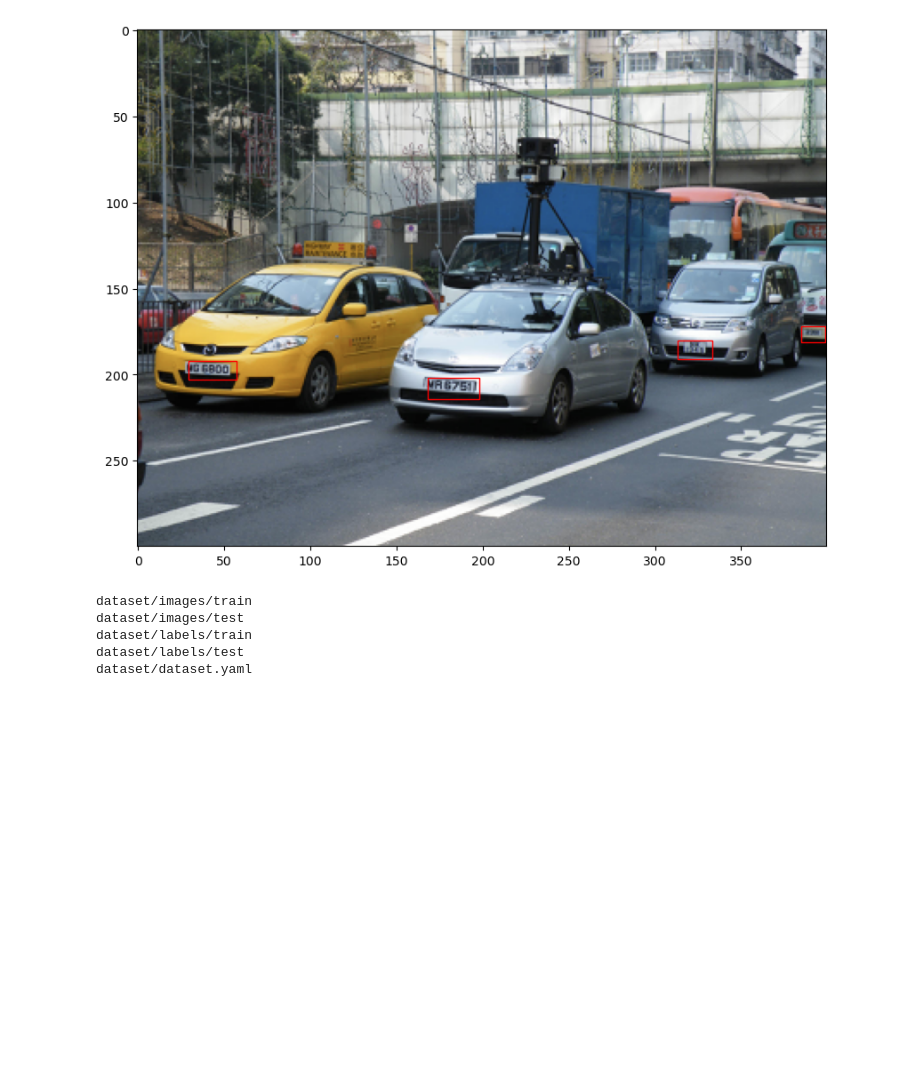
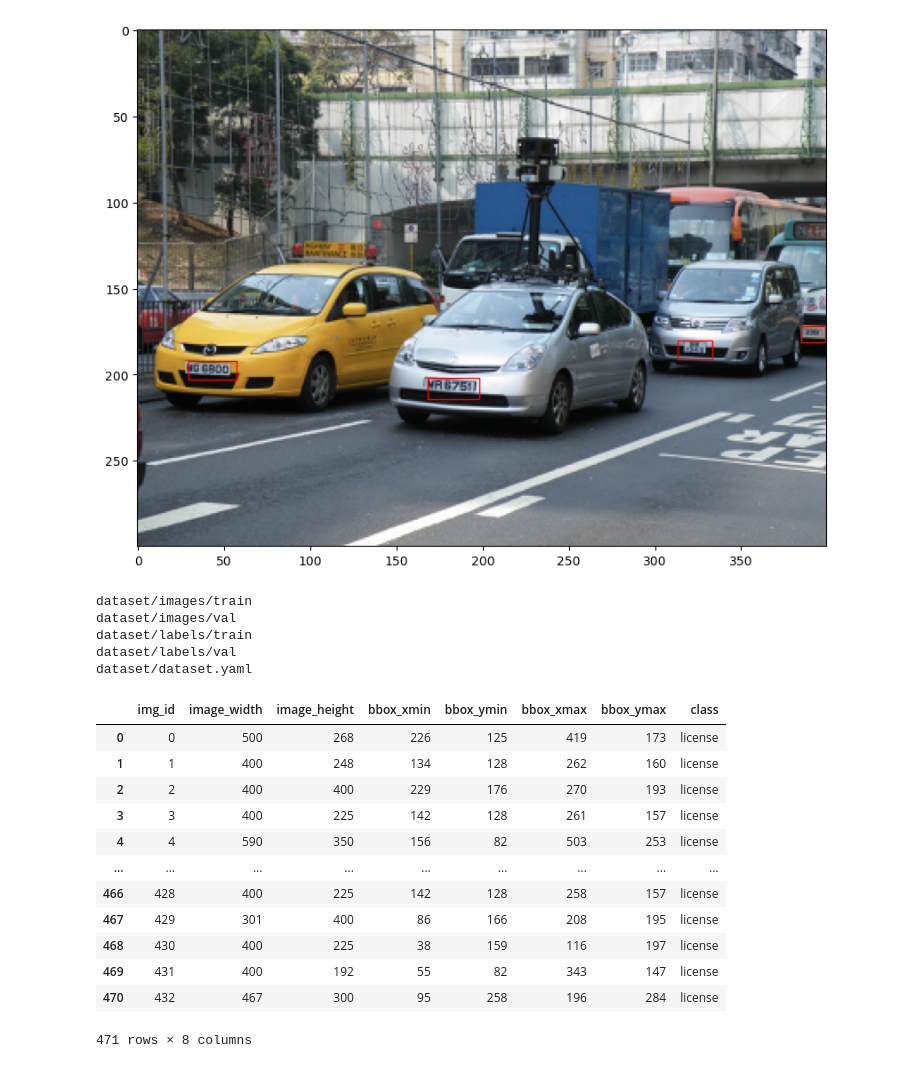
Before and after one commit to mbnczy/LicensePlateDetection, a Jupyter notebook: dataprep.ipynb, the cells around one changed output. Drawn from its saved outputs; the diff is of its cells as text; code cells hidden in the pictures; blank space fills up the shorter version.

Commit message:
class column added

```diff
--- a/dataprep.ipynb
+++ b/dataprep.ipynb
@@ -143,9 +143,9 @@ labels_path = os.path.join(data_path, "labels") # Папка с аннотаци
 imgs_path = os.path.join(data_path, "images") #Папка с изображениями
 
 train_images_path = os.path.join(imgs_path, "train") #Путь до папки с обучающими изображениями
-test_images_path = os.path.join(imgs_path, "test") #Путь до папки с валидационными изображениями
+val_images_path = os.path.join(imgs_path, "val") #Путь до папки с валидационными изображениями
 train_labels_path = os.path.join(labels_path, "train") #Путь до папки с обучающими аннотациями
-test_labels_path = os.path.join(labels_path, "test") #Путь до папки с валидационными аннотациями
+val_labels_path = os.path.join(labels_path, "val") #Путь до папки с валидационными аннотациями
 
 data_configuration_path = os.path.join(data_path, "dataset.yaml") #Путь до файла конфигураций данных
 
@@ -155,15 +155,15 @@ if not os.path.exists(train_images_path):
     os.makedirs(train_images_path)
 if not os.path.exists(train_labels_path):
     os.makedirs(train_labels_path)
-if not os.path.exists(test_images_path):
-    os.makedirs(test_images_path)
-if not os.path.exists(test_labels_path):
-    os.makedirs(test_labels_path)
+if not os.path.exists(val_images_path):
+    os.makedirs(val_images_path)
+if not os.path.exists(val_labels_path):
+    os.makedirs(val_labels_path)
 
 print(train_images_path)
-print(test_images_path)
+print(val_images_path)
 print(train_labels_path)
-print(test_labels_path)
+print(val_labels_path)
 print(data_configuration_path)
 
 with open(data_configuration_path, 'w') as f:
@@ -172,11 +172,29 @@ path: /kaggle/working/dataset
 train: images/train
 val: images/val
 test:
-names: license
+names:
+    0: license
 ''')
 # %% [output]
 dataset/images/train
-dataset/images/test
+dataset/images/val
 dataset/labels/train
-dataset/labels/test
+dataset/labels/val
 dataset/dataset.yaml
+# %%
+new_df = df.copy(deep=True)
+new_df
+# %% [output]
+|  | img_id | image_width | image_height | bbox_xmin | bbox_ymin | bbox_xmax | bbox_ymax | class |
+| 0 | 0 | 500 | 268 | 226 | 125 | 419 | 173 | license |
+| 1 | 1 | 400 | 248 | 134 | 128 | 262 | 160 | license |
+| 2 | 2 | 400 | 400 | 229 | 176 | 270 | 193 | license |
+| 3 | 3 | 400 | 225 | 142 | 128 | 261 | 157 | license |
+| 4 | 4 | 590 | 350 | 156 | 82 | 503 | 253 | license |
+| ... | ... | ... | ... | ... | ... | ... | ... | ... |
+| 466 | 428 | 400 | 225 | 142 | 128 | 258 | 157 | license |
+| 467 | 429 | 301 | 400 | 86 | 166 | 208 | 195 | license |
+| 468 | 430 | 400 | 225 | 38 | 159 | 116 | 197 | license |
+| 469 | 431 | 400 | 192 | 55 | 82 | 343 | 147 | license |
+| 470 | 432 | 467 | 300 | 95 | 258 | 196 | 284 | license |
+471 rows × 8 columns
```
Also changed, not shown: parts of 2 cells of this notebook.
